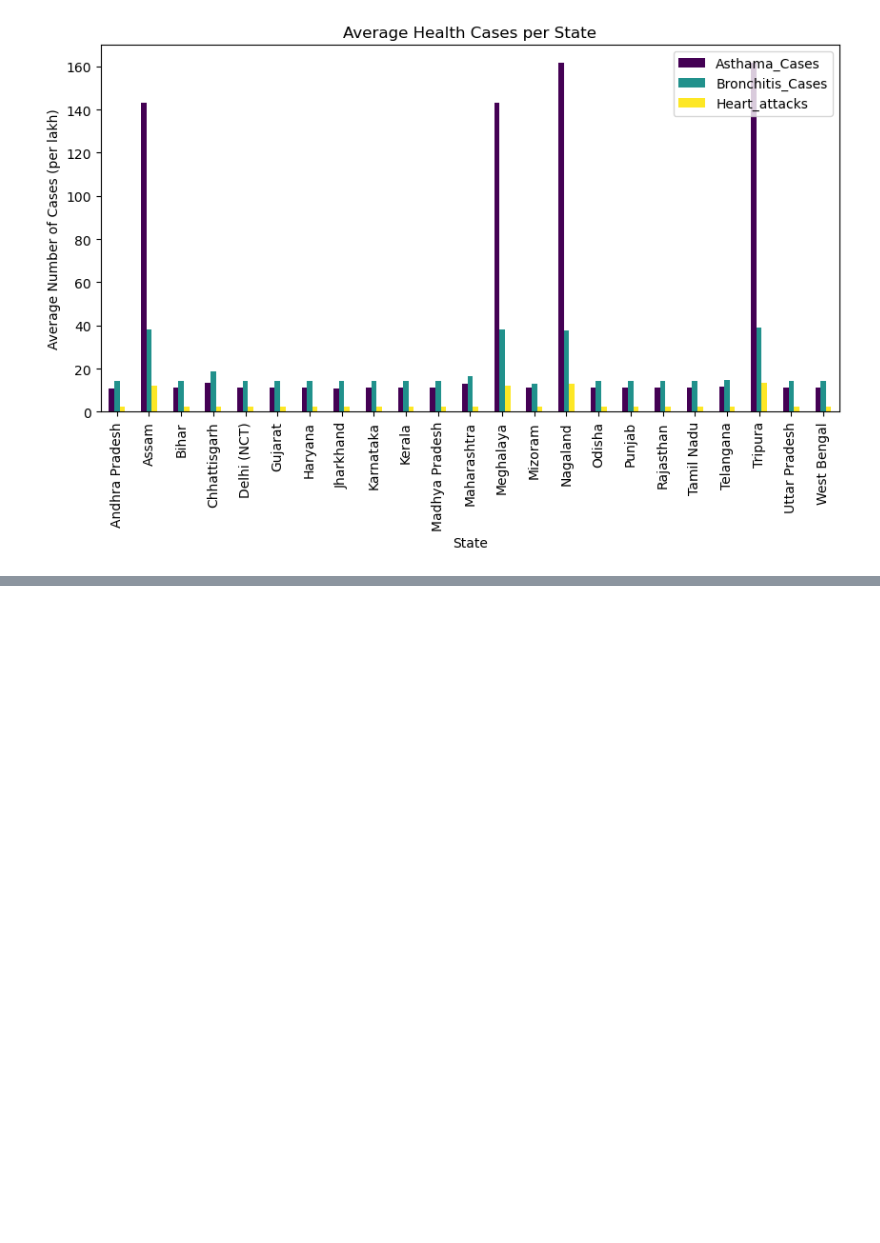
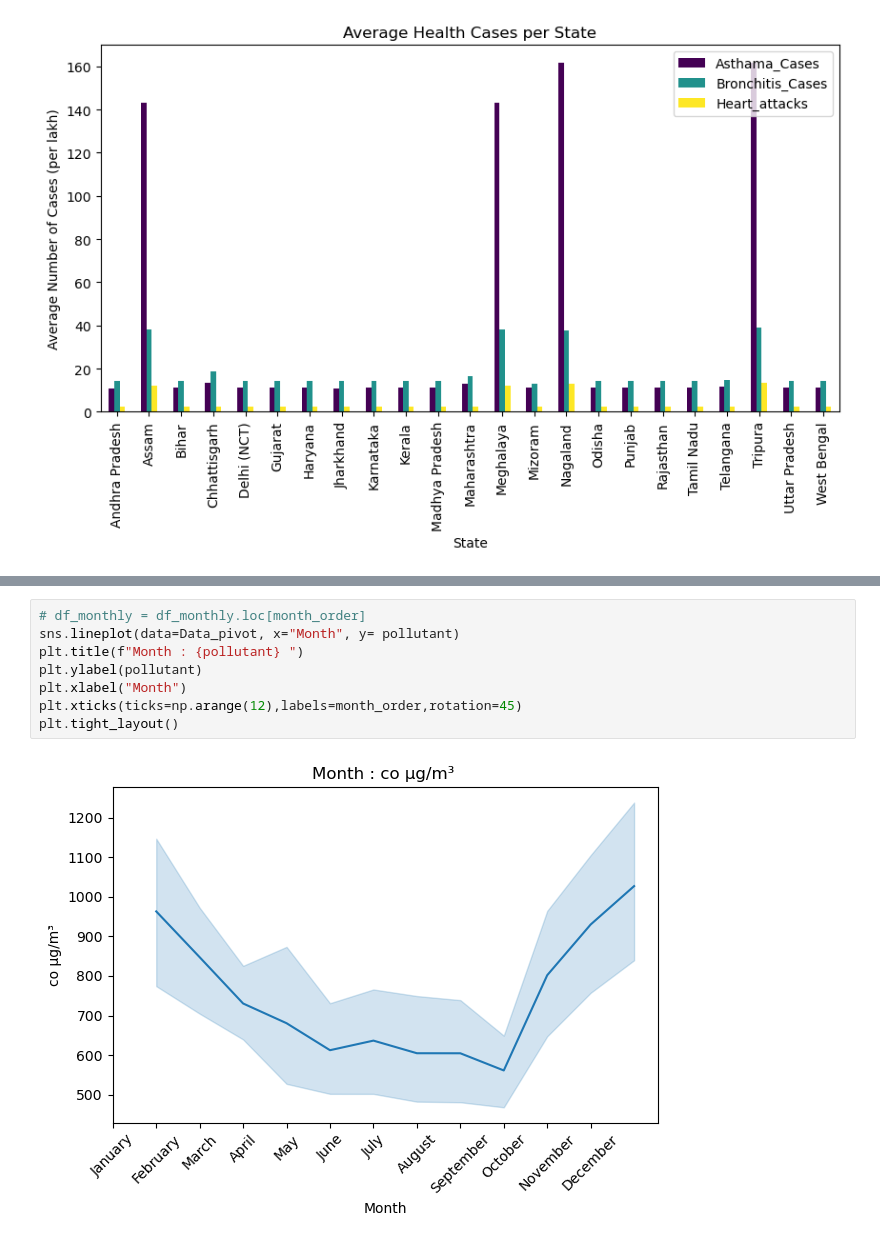
Before and after one commit to Manishkanwa/Air_Quality_health_Project, a Jupyter notebook: notebooks/03_eda_visuals.ipynb, the cells around one changed output, grey strips where cells are left out. Drawn from its saved outputs; the diff is of its cells as text; blank space fills up the shorter version.

```diff
--- a/notebooks/03_eda_visuals.ipynb
+++ b/notebooks/03_eda_visuals.ipynb
@@ -509 +431,11 @@ plt.show()
+# %%
+# df_monthly = df_monthly.loc[month_order]
+sns.lineplot(data=Data_pivot, x="Month", y= pollutant)
+plt.title(f"Month : {pollutant} ")
+plt.ylabel(pollutant)
+plt.xlabel("Month")
+plt.xticks(ticks=np.arange(12),labels=month_order,rotation=45)
+plt.tight_layout()
+# %% [output]
+[figure, new version]
 # %%
```
Also changed, not shown: parts of 15 cells of this notebook, 10 other files.
